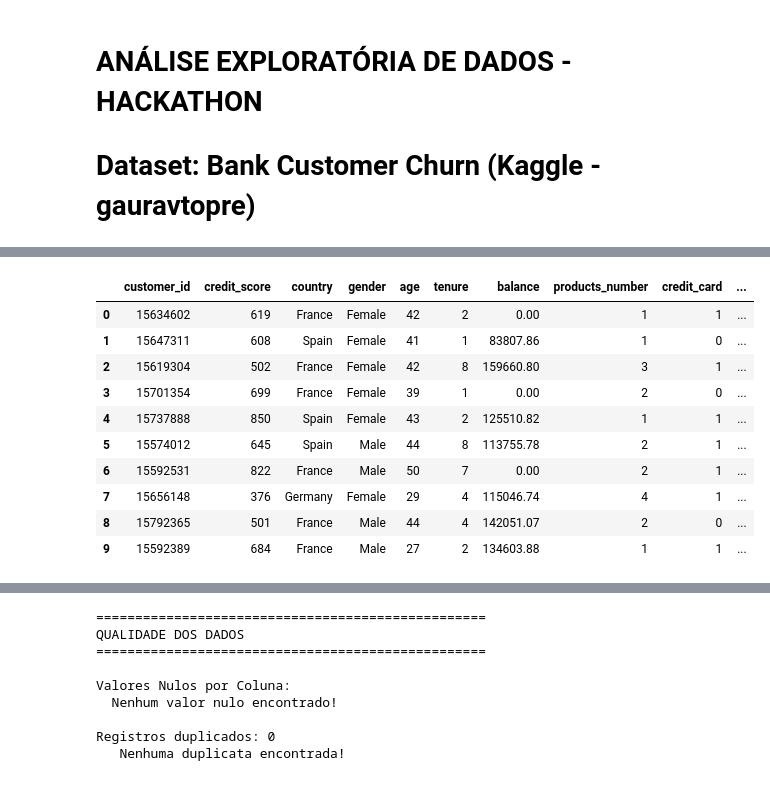
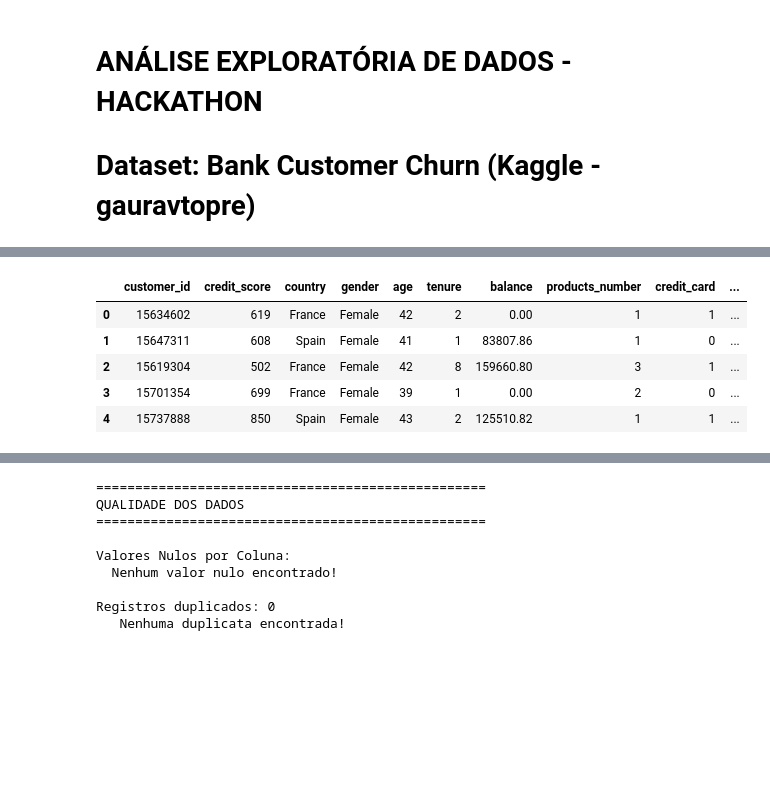
Before and after one commit to palomacdev/hackathon-churn-prediction, a Jupyter notebook: notebooks/eda_churn.ipynb, the cells around one changed output, grey strips where cells are left out. Saved outputs shown, nothing was run; the diff lists cells and outputs as text; code cells hidden in the pictures; blank space fills up the shorter version.

```diff
--- a/notebooks/eda_churn.ipynb
+++ b/notebooks/eda_churn.ipynb
@@ -55,14 +13,7 @@ Bicliotecas importadas e tema visual configurado com sucesso!
 # %%
 # Carregando os dados
 
-DATA_PATH = ('/workspaces/hackathon-churn-prediction/dados/Bank_Customer_Churn_Prediction.csv')
+df = pd.read_csv('/workspaces/hackathon-churn-prediction/dados/Bank_Customer_Churn_Prediction.csv')
 
-df = pd.read_csv(DATA_PATH)
-
-print(f"Dataset carregado!")
-print(f"   Linhas  : {df.shape[0]:,}")
-print(f"   Colunas : {df.shape[1]}")
-print(f"\nColunas disponíveis:")
-for col in df.columns:
-    print(f"  • {col} ({df[col].dtype})")
+print("Dataset carregado com sucesso!")
 # %% [output]
@@ -86,19 +21,14 @@ Colunas disponíveis:
 # %%
 # INSPEÇÃO INICIAL
 # Visão geral do DataFrame
-df.head(10)
+df.head()
 # %% [output]
 |  | customer_id | credit_score | country | gender | age | tenure | balance | products_number | credit_card | ... |
 | 0 | 15634602 | 619 | France | Female | 42 | 2 | 0.00 | 1 | 1 | ... |
 | 1 | 15647311 | 608 | Spain | Female | 41 | 1 | 83807.86 | 1 | 0 | ... |
 | 2 | 15619304 | 502 | France | Female | 42 | 8 | 159660.80 | 3 | 1 | ... |
 | 3 | 15701354 | 699 | France | Female | 39 | 1 | 0.00 | 2 | 0 | ... |
 | 4 | 15737888 | 850 | Spain | Female | 43 | 2 | 125510.82 | 1 | 1 | ... |
-| 5 | 15574012 | 645 | Spain | Male | 44 | 8 | 113755.78 | 2 | 1 | ... |
-| 6 | 15592531 | 822 | France | Male | 50 | 7 | 0.00 | 2 | 1 | ... |
-| 7 | 15656148 | 376 | Germany | Female | 29 | 4 | 115046.74 | 4 | 1 | ... |
-| 8 | 15792365 | 501 | France | Male | 44 | 4 | 142051.07 | 2 | 0 | ... |
-| 9 | 15592389 | 684 | France | Male | 27 | 2 | 134603.88 | 1 | 1 | ... |
 # %%
 # Informações sobre o DataFrame
 df.info()
```
Also changed, not shown: parts of 33 cells of this notebook, 1 other file.
